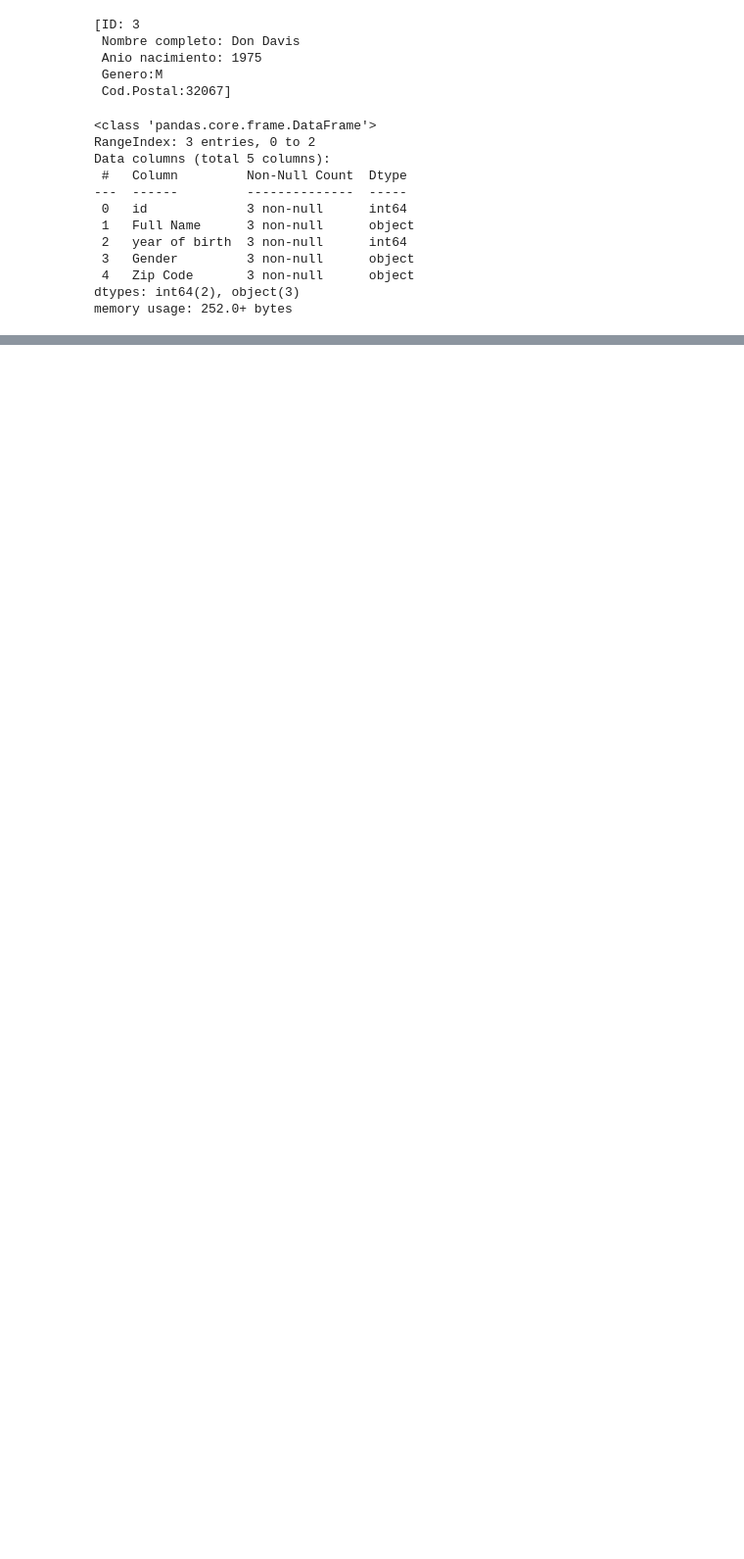
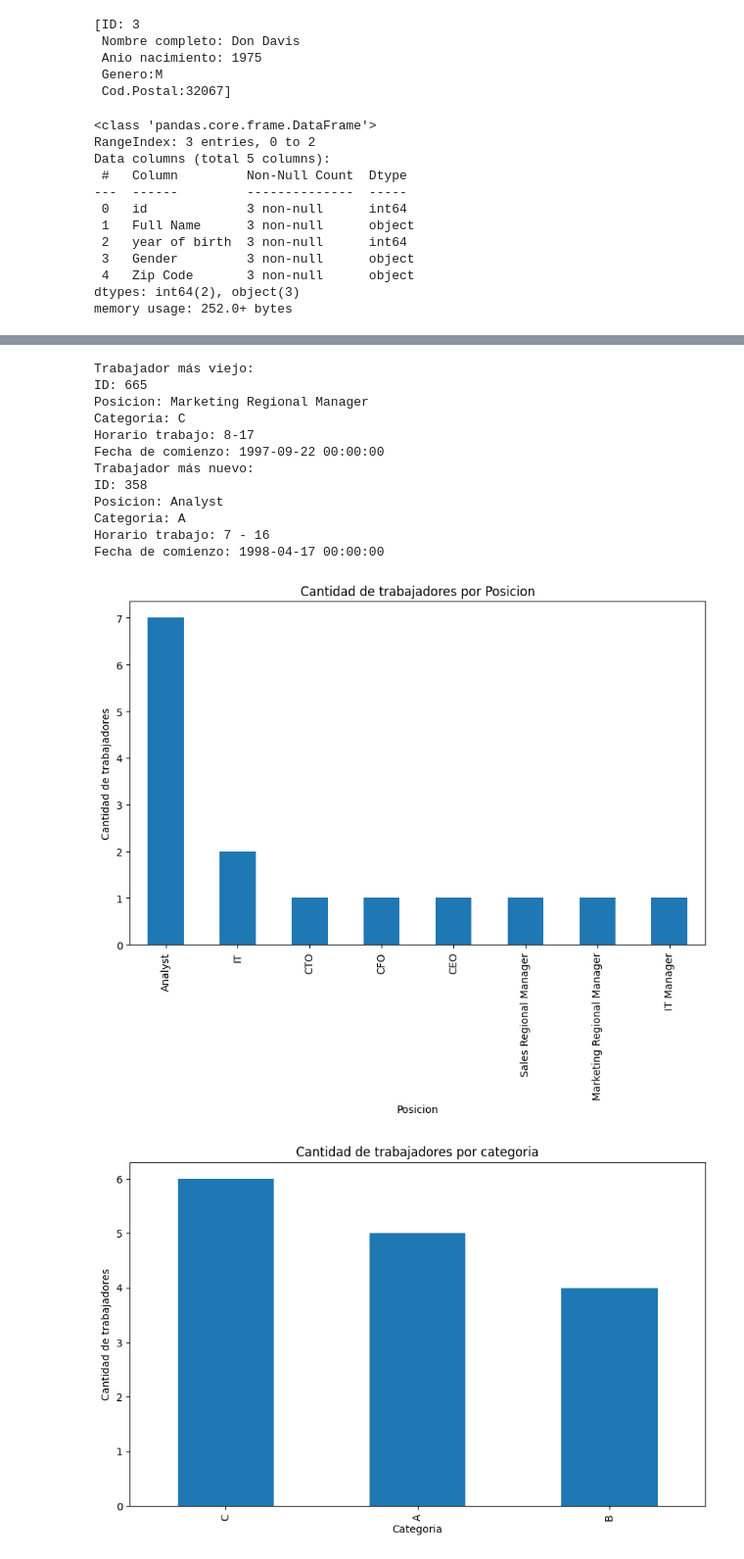
Before and after one commit to jgonzet/DeepLearning_TP1, a Jupyter notebook: Scripts/data_preparation.ipynb, the cells around one changed output, grey strips where cells are left out. Shown at 98% size. Drawn from its saved outputs; the diff is of its cells as text; code cells hidden in the pictures; blank space fills up the shorter version.

```diff
--- a/Scripts/data_preparation.ipynb
+++ b/Scripts/data_preparation.ipynb
@@ -485,0 +644,4 @@ memory usage: 252.0+ bytes
+# %%
+trabajadores = Trabajador.create_df_from_csv("../Data/trabajadores.csv")
+trabajadores_short = trabajadores.head(3)
+worker.write_df(trabajadores_short)
@@ -485,0 +662,17 @@ memory usage: 252.0+ bytes
+# %%
+Trabajador.get_stats(trabajadores)
+# %% [output]
+Trabajador más viejo:
+ID: 665
+Posicion: Marketing Regional Manager
+Categoria: C
+Horario trabajo: 8-17
+Fecha de comienzo: 1997-09-22 00:00:00
+Trabajador más nuevo:
+ID: 358
+Posicion: Analyst
+Categoria: A
+Horario trabajo: 7 - 16
+Fecha de comienzo: 1998-04-17 00:00:00
+[figure, added]
+[figure, added]
```
Also changed, not shown: parts of 17 cells of this notebook, 2 other files.
